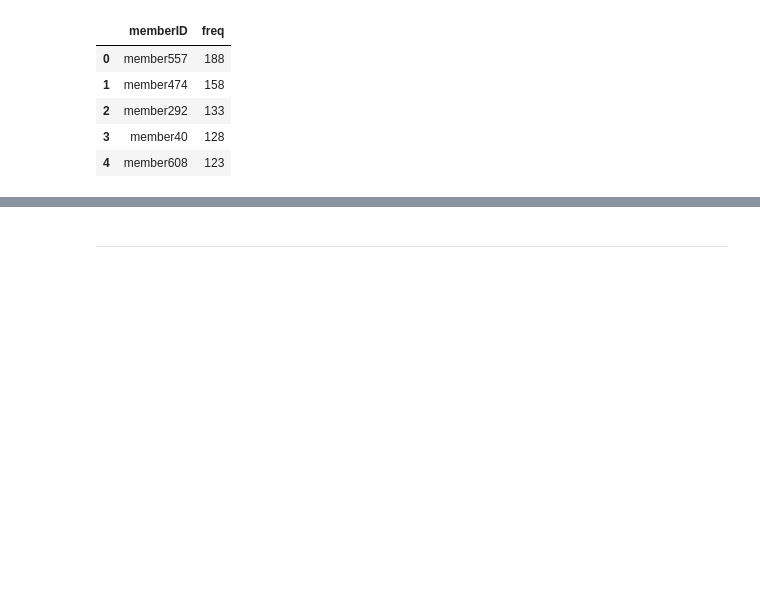
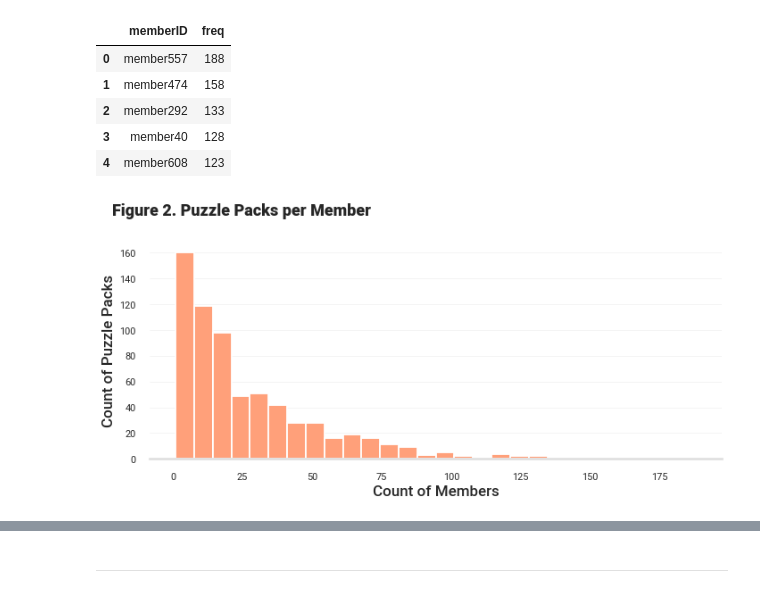
Before and after one commit to hluebbering/puzzle-scheduling, a Jupyter notebook: eda.ipynb, the cells around one changed output, grey strips where cells are left out. Cells and saved outputs as stored; diff of their text form; code cells hidden in the pictures; blank space fills up the shorter version.

```diff
--- a/eda.ipynb
+++ b/eda.ipynb
@@ -66,5 +69,21 @@ df2.head()
 | 2 | member292 | 133 |
 | 3 | member40 | 128 |
 | 4 | member608 | 123 |
+# %%
+# Distribution of the hold times
+plt.figure(figsize = (10,5))
+plt.title("Figure 2. Puzzle Packs per Member", weight='heavy',y =1.1, x=0.16).set_fontsize('18')
+z = sns.histplot(data=df2, x='freq',color="#ffa07a", alpha = 1.0)
+sns.despine(left=True, bottom=False)
+z.spines['bottom'].set_color('#DDDDDD')
+z.yaxis.grid(True, color='#EEEEEE')
+z.xaxis.grid(False)
+plt.xlabel("Count of Members", size=17, weight=500)
+plt.ylabel("Count of Puzzle Packs", size=17, weight=500)
+plt.tight_layout()
+# plt.savefig("_static/images/members_dist.png", format="png", dpi=1200)
+plt.show()
+# %% [output]
+[figure, added]
 # %%
 fig, axs = plt.subplots(1, 2, figsize=(16, 6))
```
Also changed, not shown: parts of 3 cells of this notebook, 3 other files.
